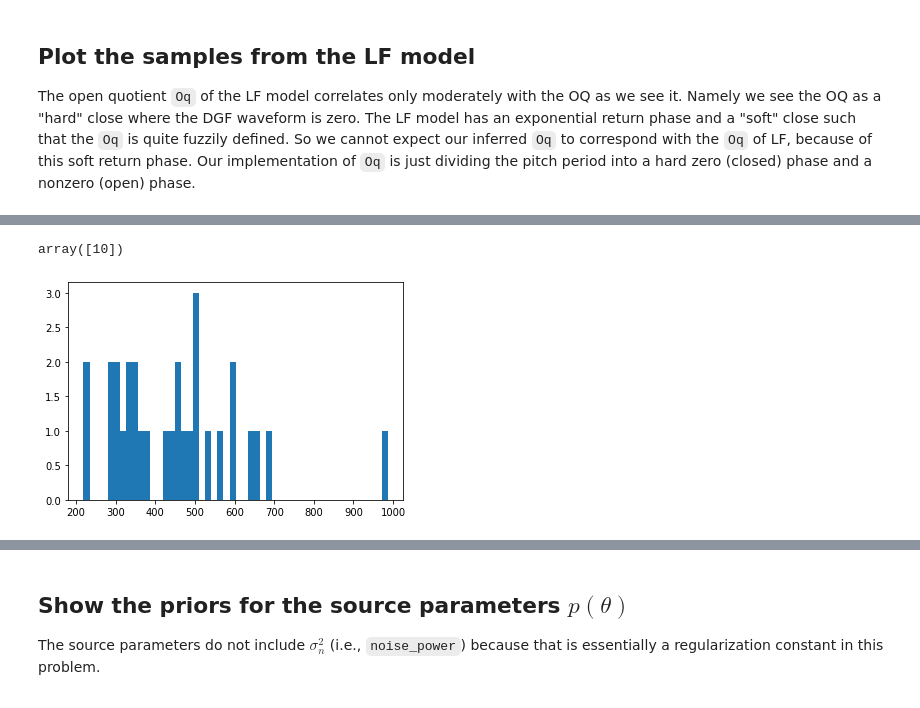
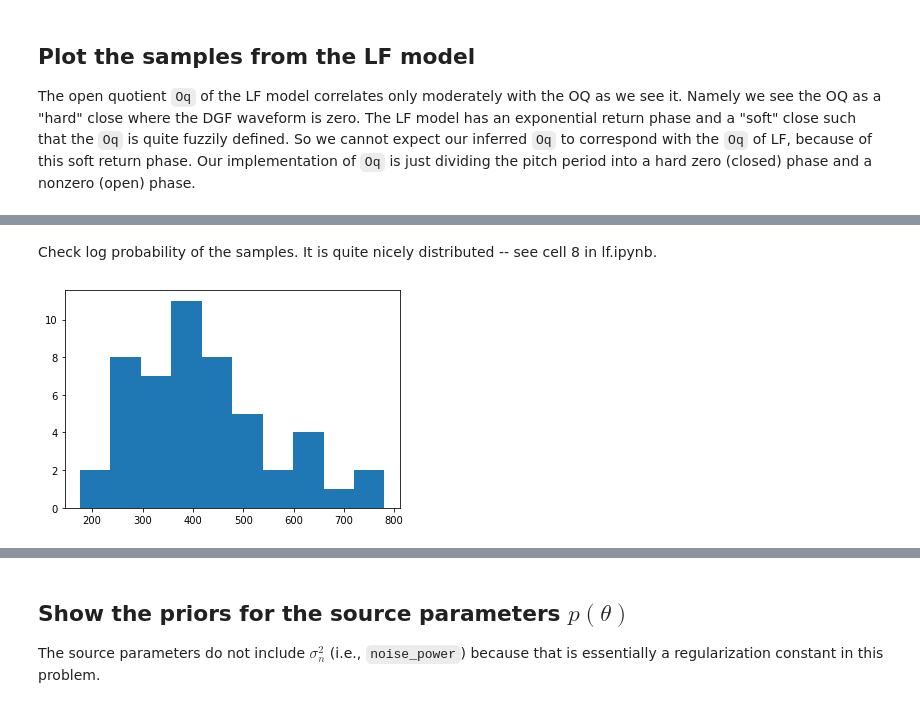
Before and after one commit to mvsoom/thesis-py, a Jupyter notebook: dgf/prior/source.ipynb, the cells around one changed output, grey strips where cells are left out. Saved outputs shown, nothing was run; the diff lists cells and outputs as text; code cells hidden in the pictures.

```diff
--- a/dgf/prior/source.ipynb
+++ b/dgf/prior/source.ipynb
@@ -107,8 +103,6 @@ In our case, the mode is characterized by a very steep return at GCI, which is f
+# %% [markdown]
+Check log probability of the samples. It is quite nicely distributed -- see cell 8 in lf.ipynb.
 # %%
-hist([float(s['log_prob_u']) for s in lf_samples], bins=50);
-
-mask = [float(s['log_prob_u']) > 800 for s in lf_samples]
-np.flatnonzero(mask)
+hist([float(s['log_prob_u']) for s in lf_samples], bins=10);
 # %% [output]
-array([10])
-[figure, old version]
+[figure, new version]
```
Also changed, not shown: parts of 5 cells of this notebook, 2 other files.
